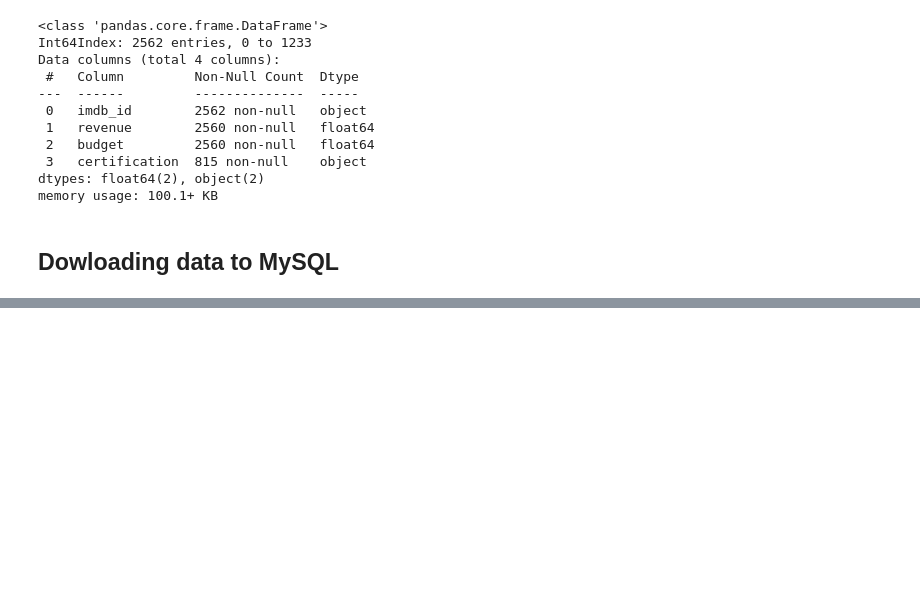
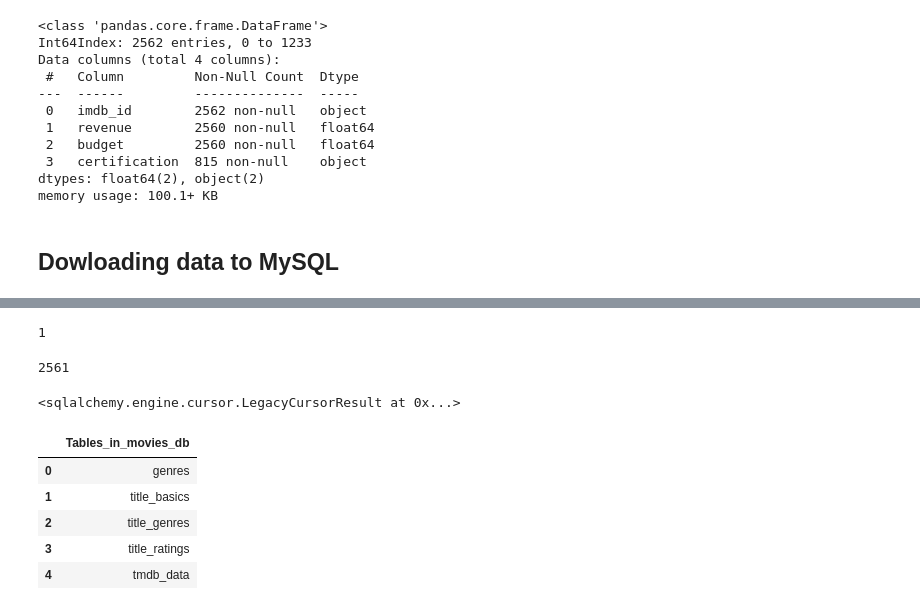
Before and after one commit to EfaOnyianta/Data-sci-enrichment-project, a Jupyter notebook: Project part 3 Core.ipynb, the cells around one changed output, grey strips where cells are left out. Saved outputs shown, nothing was run; the diff lists cells and outputs as text; code cells hidden in the pictures; blank space fills up the shorter version.

```diff
--- a/Project part 3 Core.ipynb
+++ b/Project part 3 Core.ipynb
@@ -286,0 +417,4 @@ OperationalError: (pymysql.err.OperationalError) (1241, 'Operand should contain
+# %%
+tmdb_merged.duplicated().sum()
+# %% [output]
+1
@@ -286,0 +430,18 @@ OperationalError: (pymysql.err.OperationalError) (1241, 'Operand should contain
+# %%
+tmdb_merged.to_sql('tmdb_data',engine,dtype = df_schema,if_exists = 'replace', index = False)
+# %% [output]
+2561
+# %%
+engine.execute('ALTER TABLE tmdb_data ADD PRIMARY KEY (`imdb_id`);')
+# %% [output]
+<sqlalchemy.engine.cursor.LegacyCursorResult at 0x...>
+# %%
+q = """SHOW TABLES;"""
+pd.read_sql(q,engine)
+# %% [output]
+|  | Tables_in_movies_db |
+| 0 | genres |
+| 1 | title_basics |
+| 2 | title_genres |
+| 3 | title_ratings |
+| 4 | tmdb_data |
```
Also changed, not shown: parts of 39 cells of this notebook.
